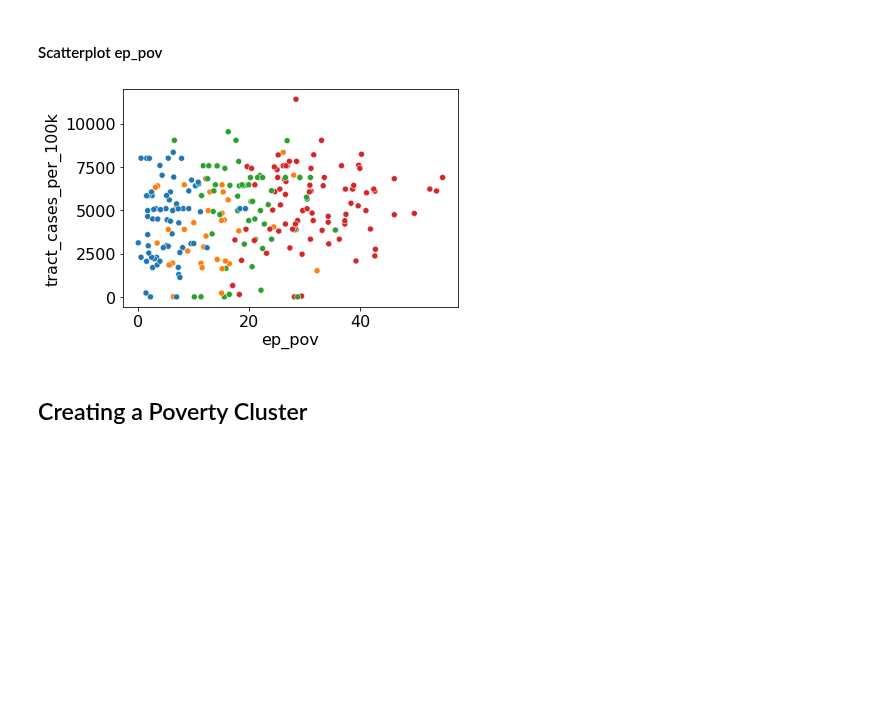
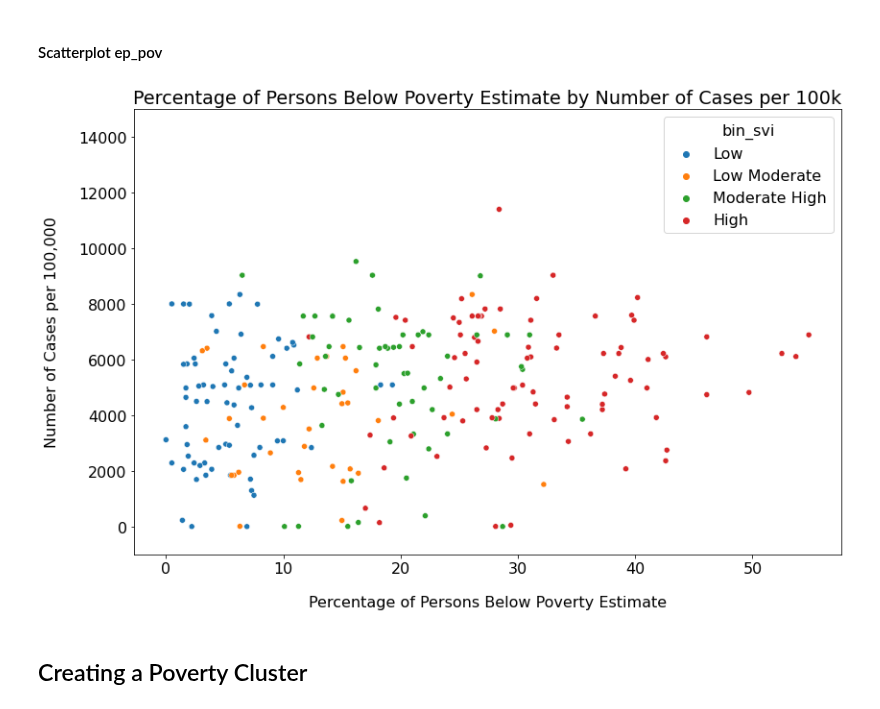
Before and after one commit to SVI-Capstone/svi_capstone, a Jupyter notebook: mvp-dallas.ipynb, the cells around one changed output. Saved outputs shown, nothing was run; the diff lists cells and outputs as text; code cells hidden in the pictures; blank space fills up the shorter version.

```diff
--- a/mvp-dallas.ipynb
+++ b/mvp-dallas.ipynb
@@ -185,13 +189,15 @@ plt.show()
 ***
 # %% [markdown]
 #### Scatterplot ep_pov
-# %%
-sns.scatterplot(x='ep_pov', y= 'tract_cases_per_100k',
-               data = train_exp, hue='bin_svi',legend = False)
-plt.title("")
-plt.show()
-# %% [output]
-[figure, removed]
+# %%
+explore.cluster_scatter(train_exp,
+                'Percentage of Persons Below Poverty Estimate by Number of Cases per 100k',
+                'ep_pov',
+                'Percentage of Persons Below Poverty Estimate',
+                'tract_cases_per_100k',
+                'Number of Cases per 100,000')
+# %% [output]
+[figure, added]
 # %% [markdown]
 ## Creating a Poverty Cluster
 # %% [markdown]
```
Also changed, not shown: parts of 5 cells of this notebook.
